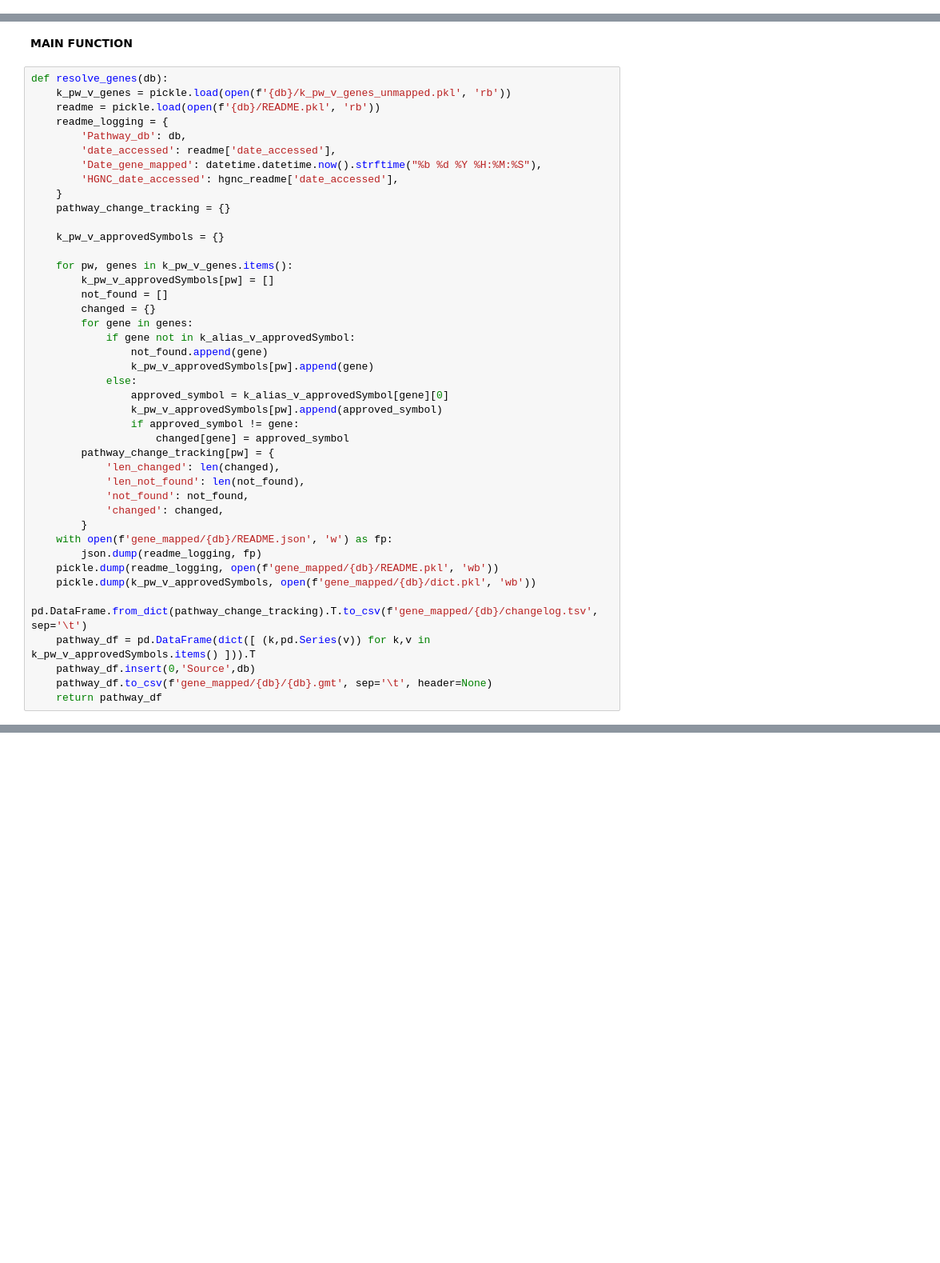
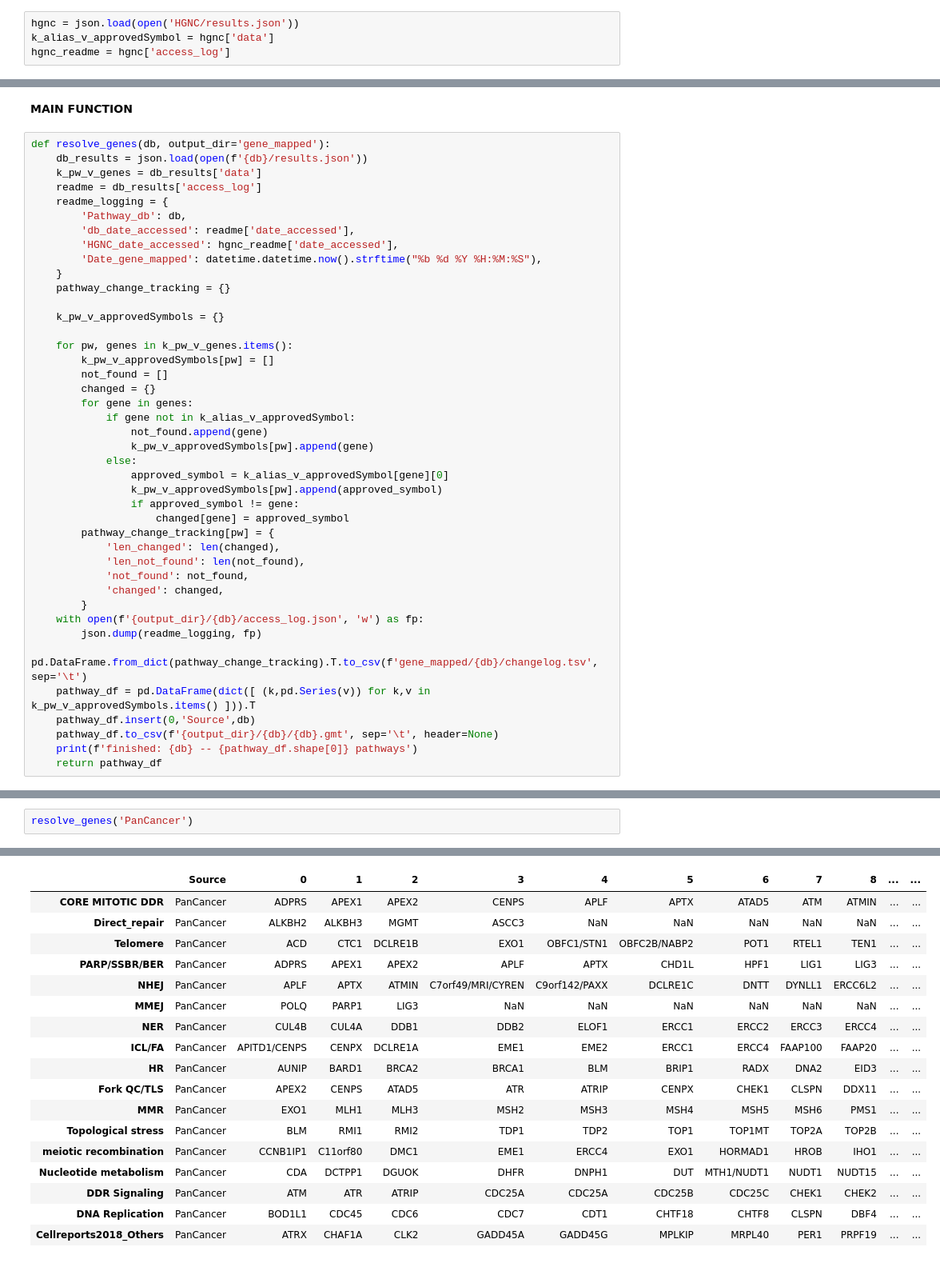
Before and after one commit to WangLab-MSSM/pathway_db_gene_resolution, a Jupyter notebook: gene_mapping.ipynb, the cells around one changed output, grey strips where cells are left out. Shown at 80% size. Saved outputs shown, nothing was run; the diff lists cells and outputs as text; blank space fills up the shorter version.

```diff
--- a/gene_mapping.ipynb
+++ b/gene_mapping.ipynb
@@ -10,0 +8,4 @@ hgnc_readme = pickle.load(open('HGNC/README.pkl', 'rb'))
+# %%
+hgnc = json.load(open('HGNC/results.json'))
+k_alias_v_approvedSymbol = hgnc['data']
+hgnc_readme = hgnc['access_log']
@@ -32,14 +53,15 @@ Dictionary after removal of keys : 95248
 # %% [markdown]
 **MAIN FUNCTION**
 # %%
-def resolve_genes(db):
-    k_pw_v_genes = pickle.load(open(f'{db}/k_pw_v_genes_unmapped.pkl', 'rb'))
-    readme = pickle.load(open(f'{db}/README.pkl', 'rb'))
+def resolve_genes(db, output_dir='gene_mapped'):
+    db_results = json.load(open(f'{db}/results.json'))
+    k_pw_v_genes = db_results['data']
+    readme = db_results['access_log']
     readme_logging = {
         'Pathway_db': db,
-        'date_accessed': readme['date_accessed'],
+        'db_date_accessed': readme['date_accessed'],
+        'HGNC_date_accessed': hgnc_readme['date_accessed'],
         'Date_gene_mapped': datetime.datetime.now().strftime("%b %d %Y %H:%M:%S"),
-        'HGNC_date_accessed': hgnc_readme['date_accessed'],
     }
     pathway_change_tracking = {}
 
@@ -64,14 +86,13 @@ def resolve_genes(db):
             'not_found': not_found,
             'changed': changed,
         }
-    with open(f'gene_mapped/{db}/README.json', 'w') as fp:
+    with open(f'{output_dir}/{db}/access_log.json', 'w') as fp:
         json.dump(readme_logging, fp)
-    pickle.dump(readme_logging, open(f'gene_mapped/{db}/README.pkl', 'wb'))
-    pickle.dump(k_pw_v_approvedSymbols, open(f'gene_mapped/{db}/dict.pkl', 'wb'))
     pd.DataFrame.from_dict(pathway_change_tracking).T.to_csv(f'gene_mapped/{db}/changelog.tsv', sep='\t')
     pathway_df = pd.DataFrame(dict([ (k,pd.Series(v)) for k,v in k_pw_v_approvedSymbols.items() ])).T
     pathway_df.insert(0,'Source',db)
-    pathway_df.to_csv(f'gene_mapped/{db}/{db}.gmt', sep='\t', header=None)
+    pathway_df.to_csv(f'{output_dir}/{db}/{db}.gmt', sep='\t', header=None)
+    print(f'finished: {db} -- {pathway_df.shape[0]} pathways')
     return pathway_df
 # %%
 dbs = ['Hallmark', 'KEGG', 'Reactome']
@@ -79,0 +105,3 @@ for db in dbs:
+# %%
+resolve_genes('PanCancer')
+# %% [output]
@@ -79,0 +109,18 @@ for db in dbs:
+|  | Source | 0 | 1 | 2 | 3 | 4 | 5 | 6 | 7 | 8 | ... | ... |
+| CORE MITOTIC DDR | PanCancer | ADPRS | APEX1 | APEX2 | CENPS | APLF | APTX | ATAD5 | ATM | ATMIN | ... | ... |
+| Direct_repair | PanCancer | ALKBH2 | ALKBH3 | MGMT | ASCC3 | NaN | NaN | NaN | NaN | NaN | ... | ... |
+| Telomere | PanCancer | ACD | CTC1 | DCLRE1B | EXO1 | OBFC1/STN1 | OBFC2B/NABP2 | POT1 | RTEL1 | TEN1 | ... | ... |
+| PARP/SSBR/BER | PanCancer | ADPRS | APEX1 | APEX2 | APLF | APTX | CHD1L | HPF1 | LIG1 | LIG3 | ... | ... |
+| NHEJ | PanCancer | APLF | APTX | ATMIN | C7orf49/MRI/CYREN | C9orf142/PAXX | DCLRE1C | DNTT | DYNLL1 | ERCC6L2 | ... | ... |
+| MMEJ | PanCancer | POLQ | PARP1 | LIG3 | NaN | NaN | NaN | NaN | NaN | NaN | ... | ... |
+| NER | PanCancer | CUL4B | CUL4A | DDB1 | DDB2 | ELOF1 | ERCC1 | ERCC2 | ERCC3 | ERCC4 | ... | ... |
+| ICL/FA | PanCancer | APITD1/CENPS | CENPX | DCLRE1A | EME1 | EME2 | ERCC1 | ERCC4 | FAAP100 | FAAP20 | ... | ... |
+| HR | PanCancer | AUNIP | BARD1 | BRCA2 | BRCA1 | BLM | BRIP1 | RADX | DNA2 | EID3 | ... | ... |
+| Fork QC/TLS | PanCancer | APEX2 | CENPS | ATAD5 | ATR | ATRIP | CENPX | CHEK1 | CLSPN | DDX11 | ... | ... |
+| MMR | PanCancer | EXO1 | MLH1 | MLH3 | MSH2 | MSH3 | MSH4 | MSH5 | MSH6 | PMS1 | ... | ... |
+| Topological stress | PanCancer | BLM | RMI1 | RMI2 | TDP1 | TDP2 | TOP1 | TOP1MT | TOP2A | TOP2B | ... | ... |
+| meiotic recombination | PanCancer | CCNB1IP1 | C11orf80 | DMC1 | EME1 | ERCC4 | EXO1 | HORMAD1 | HROB | IHO1 | ... | ... |
+| Nucleotide metabolism | PanCancer | CDA | DCTPP1 | DGUOK | DHFR | DNPH1 | DUT | MTH1/NUDT1 | NUDT1 | NUDT15 | ... | ... |
+| DDR Signaling | PanCancer | ATM | ATR | ATRIP | CDC25A | CDC25A | CDC25B | CDC25C | CHEK1 | CHEK2 | ... | ... |
+| DNA Replication | PanCancer | BOD1L1 | CDC45 | CDC6 | CDC7 | CDT1 | CHTF18 | CHTF8 | CLSPN | DBF4 | ... | ... |
+| Cellreports2018_Others | PanCancer | ATRX | CHAF1A | CLK2 | GADD45A | GADD45G | MPLKIP | MRPL40 | PER1 | PRPF19 | ... | ... |
```
Also changed, not shown: parts of 7 cells of this notebook, 27 other files.
